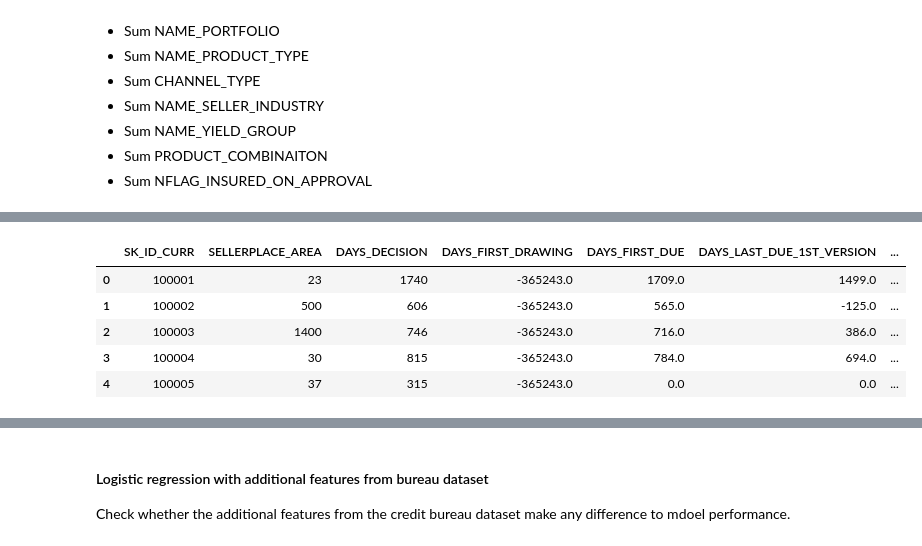
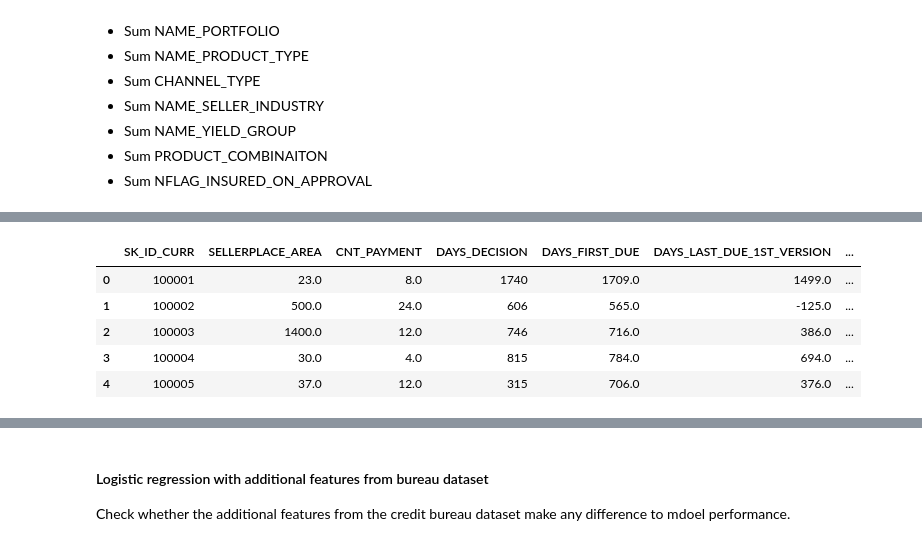
Before and after one commit to chelsealuisa/home-credit, a Jupyter notebook: home-credit-featureeng.ipynb, the cells around one changed output, grey strips where cells are left out. Cells and saved outputs as stored; diff of their text form; code cells hidden in the pictures.

```diff
--- a/home-credit-featureeng.ipynb
+++ b/home-credit-featureeng.ipynb
@@ -657,3 +663,18 @@ prev_toagg.loc[(prev_toagg.AMT_GOODS_PRICE.isnull()),'AMT_GOODS_PRICE']=0
 # CNT_PAYMENT
 # All but 4 records with missing CNT_PAYMENT have non-approved contract status. We will set all missing CNT_PAYMENT values to 0.
 prev_toagg.loc[(prev_toagg.CNT_PAYMENT.isnull()),'CNT_PAYMENT'] = 0
+# %%
+# DAYS_FIRST_DUE
+# When application not approved, set missing values to max of DAYS_FIRST_DUE
+days_max = np.max(prev_toagg.DAYS_FIRST_DUE)
+prev_toagg.loc[(prev_toagg.DAYS_FIRST_DUE.isnull())&(prev_toagg.NAME_CONTRACT_STATUS_Approved==0),
+               'DAYS_FIRST_DUE'] = days_max
+
+# When application approved, set missing values to mean ratio between DAYS_DECISION and DAYS_FIRST_DUE for non-missings.
+days_ratio = np.nanmean(prev_toagg.loc[(prev_toagg.DAYS_FIRST_DUE.notnull())&
+                            (prev_toagg.NAME_CONTRACT_STATUS_Approved==1),
+                            'DAYS_FIRST_DUE']/prev_toagg.loc[(prev_toagg.DAYS_FIRST_DUE.notnull())&
+                            (prev_toagg.NAME_CONTRACT_STATUS_Approved==1),
+                            'DAYS_DECISION'])
+prev_toagg.loc[(prev_toagg.DAYS_FIRST_DUE.isnull())&(prev_toagg.NAME_CONTRACT_STATUS_Approved==1),'DAYS_FIRST_DUE'] = days_ratio*prev_toagg.loc[
+    (prev_toagg.DAYS_FIRST_DUE.isnull())&(prev_toagg.NAME_CONTRACT_STATUS_Approved==1),'DAYS_DECISION']
@@ -659,0 +699,9 @@ prev_toagg.loc[(prev_toagg.CNT_PAYMENT.isnull()),'CNT_PAYMENT'] = 0
+# %%
+# NFLAG_INSURED_ON_APPROVAL
+# Set these missings to zero, the median value.
+prev_toagg.loc[(prev_toagg.NFLAG_INSURED_ON_APPROVAL.isnull()),'NFLAG_INSURED_ON_APPROVAL'] = 0
+# %%
+# SELLERPLACE_AREA
+print(len(prev_toagg.loc[prev_toagg.SELLERPLACE_AREA.isnull(),:]))
+# There are only 5 observations with SELLERPLACE_AREA missing. Replace missing vals with median.
+prev_toagg.loc[prev_toagg.SELLERPLACE_AREA.isnull(),'SELLERPLACE_AREA'] = np.nanmedian(prev_toagg.SELLERPLACE_AREA)
@@ -667,6 +718,8 @@ There are 0 columns with missing values.
 # Aggregation
 
 # Set up dictionary to define aggregation functions
+agg_fn = {}
+
 for key in cols_to_max:
     agg_fn[key] = np.max
 for key in cols_to_min:
@@ -676,17 +729,17 @@ for key in cols_to_sum:
 # %%
 # Created groupby object
 prev_grouped = prev_toagg.groupby('SK_ID_CURR')
 # Create aggregated dataset
 agg_prev = prev_grouped.agg(agg_fn)
 agg_prev.reset_index(inplace=True)
-agg_prev.head()
+agg_prev.head(3)
 # %% [output]
-|  | SK_ID_CURR | SELLERPLACE_AREA | DAYS_DECISION | DAYS_FIRST_DRAWING | DAYS_FIRST_DUE | DAYS_LAST_DUE_1ST_VERSION | ... |
-| 0 | 100001 | 23 | 1740 | -365243.0 | 1709.0 | 1499.0 | ... |
-| 1 | 100002 | 500 | 606 | -365243.0 | 565.0 | -125.0 | ... |
-| 2 | 100003 | 1400 | 746 | -365243.0 | 716.0 | 386.0 | ... |
-| 3 | 100004 | 30 | 815 | -365243.0 | 784.0 | 694.0 | ... |
-| 4 | 100005 | 37 | 315 | -365243.0 | 0.0 | 0.0 | ... |
+|  | SK_ID_CURR | SELLERPLACE_AREA | CNT_PAYMENT | DAYS_DECISION | DAYS_FIRST_DUE | DAYS_LAST_DUE_1ST_VERSION | ... |
+| 0 | 100001 | 23.0 | 8.0 | 1740 | 1709.0 | 1499.0 | ... |
+| 1 | 100002 | 500.0 | 24.0 | 606 | 565.0 | -125.0 | ... |
+| 2 | 100003 | 1400.0 | 12.0 | 746 | 716.0 | 386.0 | ... |
+| 3 | 100004 | 30.0 | 4.0 | 815 | 784.0 | 694.0 | ... |
+| 4 | 100005 | 37.0 | 12.0 | 315 | 706.0 | 376.0 | ... |
 # %%
 # Add a column for count of bureau loans per SK_ID_CURR
 num_loans = pd.DataFrame(prev_grouped.size()).reset_index()
```
Also changed, not shown: parts of 35 cells of this notebook.
